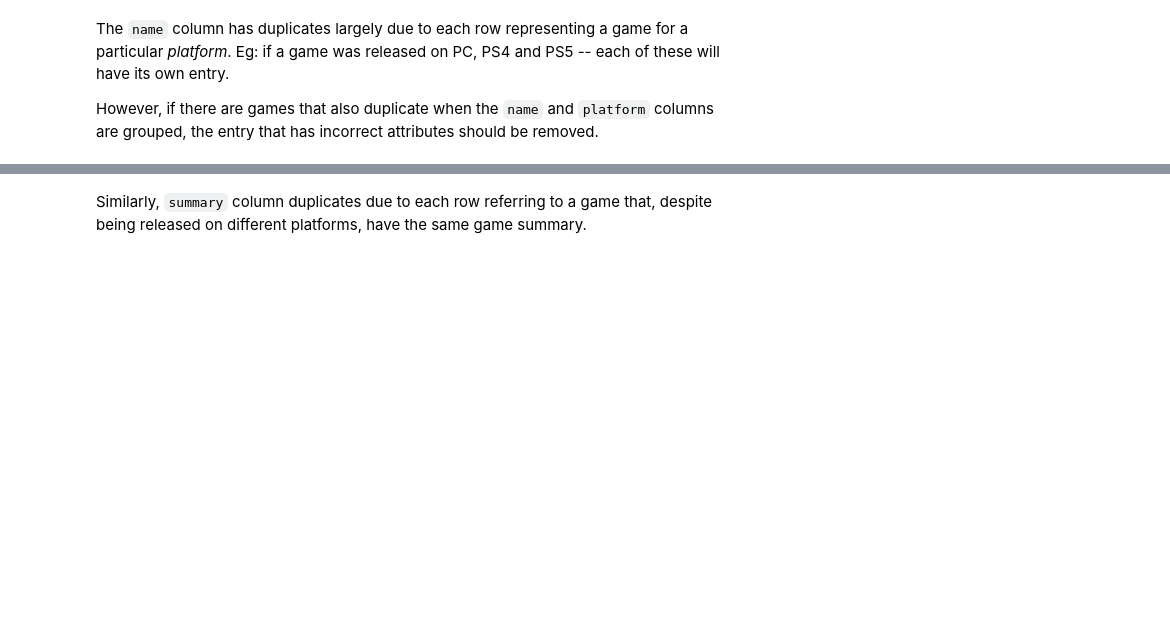
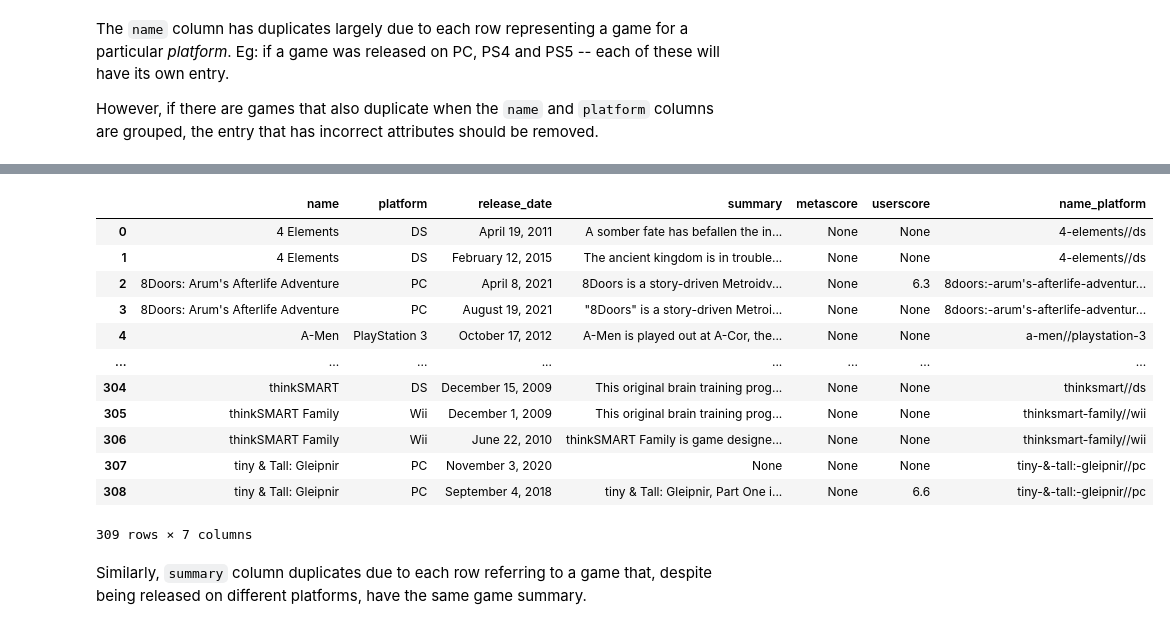
Before and after one commit to henrylin03/video-games, a Jupyter notebook: analysis.ipynb, the cells around one changed output, grey strips where cells are left out. Saved outputs shown, nothing was run; the diff lists cells and outputs as text; code cells hidden in the pictures; blank space fills up the shorter version.

```diff
--- a/analysis.ipynb
+++ b/analysis.ipynb
@@ -8,10 +8,8 @@ In this project, I explore [Metacritic's video games reviews](https://www.metacr
 In this section, I import all necessary libraries, setup the SQLite database, and then import the input `.csv` files in a format that allows manipulation by both `sqlite` and `pandas`:
 # %%
 import pandas as pd
+import numpy as np
 from sqlalchemy import create_engine
 
-engine = create_engine("sqlite://", echo=False)
-df = pd.read_csv("./input/games.csv")
-df.to_sql("games", engine, if_exists="replace", index=False)
-
-pd.read_sql_query("SELECT * FROM games ORDER BY name LIMIT 10", engine)
+sql_engine = create_engine("sqlite://", echo=False)
+games_df = pd.read_csv("./input/games.csv")
@@ -95,24 +186,38 @@ pd.read_sql_query(
 # %%
 # find entries for above games (and their platform) which duplicates
 # create "name_platform" helper column to identify unique name+platform pairs
 dups_df = pd.read_sql_query(
     """
     WITH dups_name_platform AS (
         SELECT name,
             platform,
             COUNT(*) counts
         FROM games
         GROUP BY 1, 2
         HAVING counts > 1
     )
 
     SELECT g.*,
         REPLACE(LOWER(name), ' ', '-') || '//' || REPLACE(LOWER(platform), ' ', '-') name_platform
     FROM games g
     JOIN dups_name_platform
     USING (name, platform)
     """,
-    engine,
+    sql_engine,
 )
 
 dups_df
+# %% [output]
+|  | name | platform | release_date | summary | metascore | userscore | name_platform |
+| 0 | 4 Elements | DS | April 19, 2011 | A somber fate has befallen the in... | None | None | 4-elements//ds |
+| 1 | 4 Elements | DS | February 12, 2015 | The ancient kingdom is in trouble... | None | None | 4-elements//ds |
+| 2 | 8Doors: Arum's Afterlife Adventure | PC | April 8, 2021 | 8Doors is a story-driven Metroidv... | None | 6.3 | 8doors:-arum's-afterlife-adventur... |
+| 3 | 8Doors: Arum's Afterlife Adventure | PC | August 19, 2021 | "8Doors" is a story-driven Metroi... | None | None | 8doors:-arum's-afterlife-adventur... |
+| 4 | A-Men | PlayStation 3 | October 17, 2012 | A-Men is played out at A-Cor, the... | None | None | a-men//playstation-3 |
+| ... | ... | ... | ... | ... | ... | ... | ... |
+| 304 | thinkSMART | DS | December 15, 2009 | This original brain training prog... | None | None | thinksmart//ds |
+| 305 | thinkSMART Family | Wii | December 1, 2009 | This original brain training prog... | None | None | thinksmart-family//wii |
+| 306 | thinkSMART Family | Wii | June 22, 2010 | thinkSMART Family is game designe... | None | None | thinksmart-family//wii |
+| 307 | tiny & Tall: Gleipnir | PC | November 3, 2020 | None | None | None | tiny-&-tall:-gleipnir//pc |
+| 308 | tiny & Tall: Gleipnir | PC | September 4, 2018 | tiny & Tall: Gleipnir, Part One i... | None | 6.6 | tiny-&-tall:-gleipnir//pc |
+309 rows × 7 columns
```
Also changed, not shown: parts of 14 cells of this notebook.
